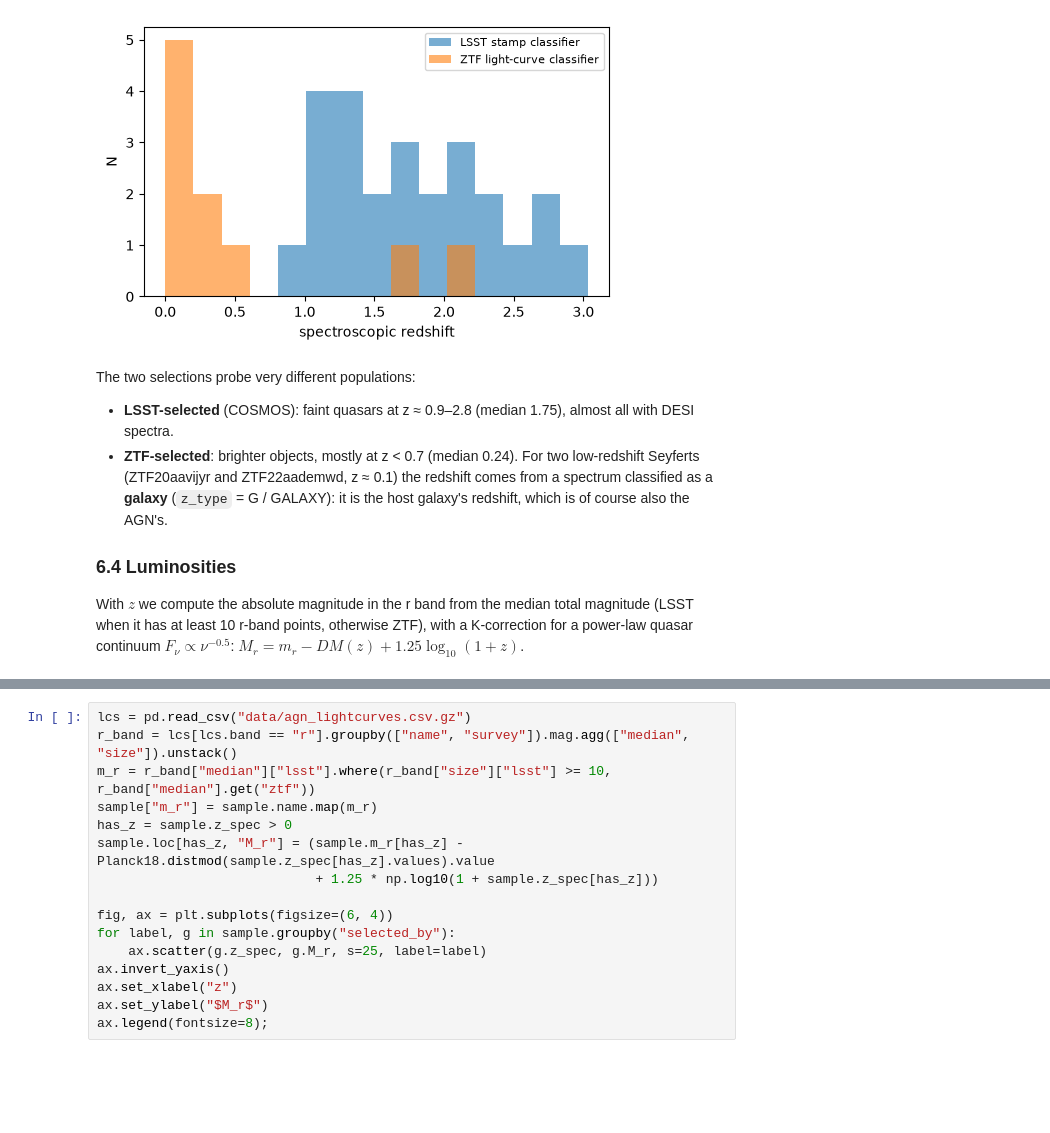
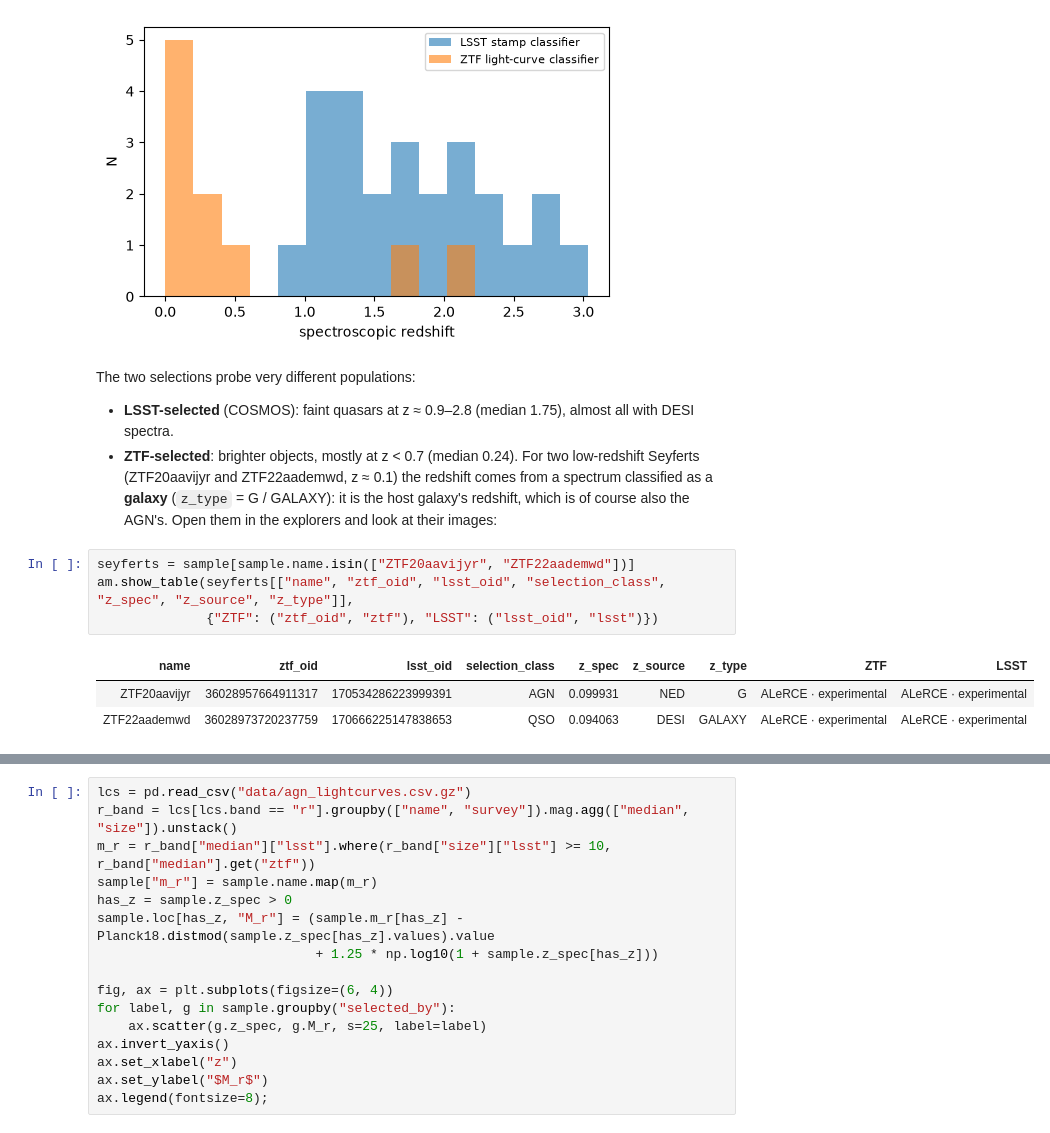
Before and after one commit to fforster/alerce-iucaa-2026, a Jupyter notebook: 04_agn.ipynb, the cells around one changed output, grey strips where cells are left out. Saved outputs shown, nothing was run; the diff lists cells and outputs as text; blank space fills up the shorter version.

```diff
--- a/04_agn.ipynb
+++ b/04_agn.ipynb
@@ -665,10 +679,13 @@ The two selections probe very different populations:
 * **LSST-selected** (COSMOS): faint quasars at z ≈ 0.9–2.8 (median 1.75), almost all with DESI spectra.
 * **ZTF-selected**: brighter objects, mostly at z < 0.7 (median 0.24). For two low-redshift Seyferts
   (ZTF20aavijyr and ZTF22aademwd, z ≈ 0.1) the redshift comes from a spectrum classified as a **galaxy**
-  (`z_type` = G / GALAXY): it is the host galaxy's redshift, which is of course also the AGN's.
-
-### 6.4 Luminosities
-
-With $z$ we compute the absolute magnitude in the r band from the median total magnitude (LSST when it has at least
-10 r-band points, otherwise ZTF), with a K-correction for a power-law quasar continuum $F_\nu\propto\nu^{-0.5}$:
-$M_r = m_r - DM(z) + 1.25\log_{10}(1+z)$.
+  (`z_type` = G / GALAXY): it is the host galaxy's redshift, which is of course also the AGN's. Open them in the
+  explorers and look at their images:
+# %%
+seyferts = sample[sample.name.isin(["ZTF20aavijyr", "ZTF22aademwd"])]
+am.show_table(seyferts[["name", "ztf_oid", "lsst_oid", "selection_class", "z_spec", "z_source", "z_type"]],
+              {"ZTF": ("ztf_oid", "ztf"), "LSST": ("lsst_oid", "lsst")})
+# %% [output]
+| name | ztf_oid | lsst_oid | selection_class | z_spec | z_source | z_type | ZTF | LSST |
+| ZTF20aavijyr | 36028957664911317 | 170534286223999391 | AGN | 0.099931 | NED | G | ALeRCE · experimental | ALeRCE · experimental |
+| ZTF22aademwd | 36028973720237759 | 170666225147838653 | QSO | 0.094063 | DESI | GALAXY | ALeRCE · experimental | ALeRCE · experimental |
```
Also changed, not shown: parts of 3 cells of this notebook, 1 other file.
